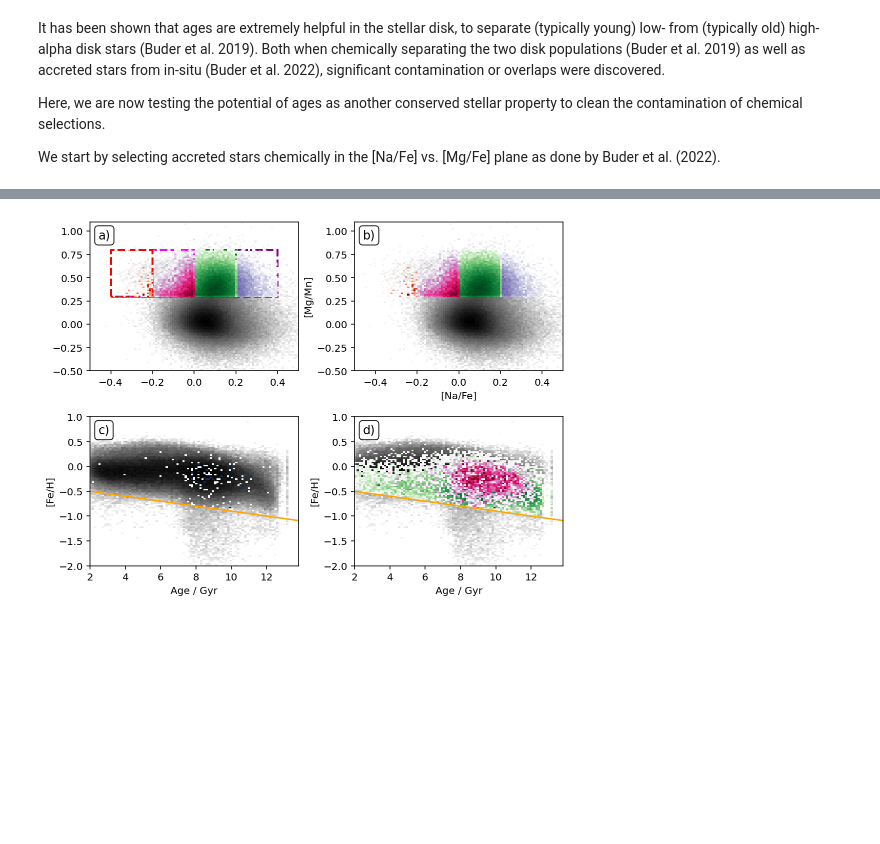
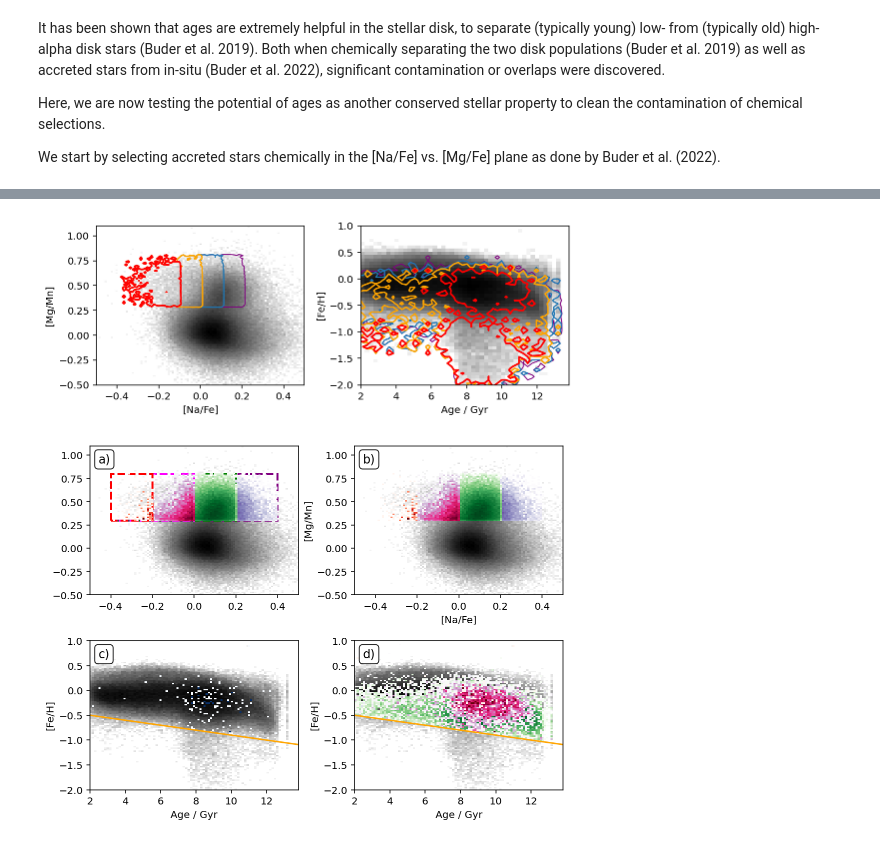
Before and after one commit to svenbuder/Accretion_Clues_ObsSim, a Jupyter notebook: mijnarends_2022_accretion_clues_simulation.ipynb, the cells around one changed output, grey strips where cells are left out. Cells and saved outputs as stored; diff of their text form; code cells hidden in the pictures; blank space fills up the shorter version.

Commit message:
different nafe selections

```diff
--- a/mijnarends_2022_accretion_clues_simulation.ipynb
+++ b/mijnarends_2022_accretion_clues_simulation.ipynb
@@ -1002,3 +1014,96 @@ plot_nafe_mgmn_dissection()
+# %%
+def plot_nafe_selections():
+    observation_quality_check = (
+        np.isfinite(obs['age_bstep']) &
+        (obs['flag_sp'] == 0) & # quality for stellar parameters should be unflagged
+        (obs['flag_fe_h'] == 0) & # [Fe/H] value should be an unflagged measurements
+        (obs['age_bstep'] > 2) &
+        (obs['e_age_bstep']/obs['age_bstep'] < 0.5) &
+        np.all([[obs['e_'+element+'_fe'] < 0.2] for element in ['Na','Mg','Mn']],axis=0)[0] &
+        np.all([[obs['flag_'+element+'_fe'] == 0] for element in ['Na','Mg','Mn']],axis=0)[0] & # flags for all abundances measurements should be unflagged, here only Mg is tested
+        (obs['age_bstep'] > 2)
+    )
+
+    f, gs = plt.subplots(1,2,figsize=(7.5,3))
+
+    colors = ['purple','C0','orange','red']
+
+    for index, nafe_upper_limit in enumerate([0.2,0.1,0.0,-0.1]):
+
+    #     f, gs = plt.subplots(1,2)
+
+        selection_na_fe = [-0.4,nafe_upper_limit]
+        selection_mg_mn = [0.3,0.8]
+
+        selection_accreted = (
+            observation_quality_check &
+            (obs['Na_fe'] > selection_na_fe[0]) &
+            (obs['Na_fe'] < selection_na_fe[1]) &
+            (obs['Mg_fe'] - obs['Mn_fe'] > selection_mg_mn[0]) &
+            (obs['Mg_fe'] - obs['Mn_fe'] < selection_mg_mn[1]) #&
+            #(obs['fe_h'] < -0.4-0.05*obs['age_bstep'])
+        )
+
+        ax = gs[0]
+
+        if index == 0:
+            ax.set_xlabel('[Na/Fe]')
+            ax.set_ylabel('[Mg/Mn]')
+
+            p = ax.hist2d(
+                obs['Na_fe'][observation_quality_check],
+                obs['Mg_fe'][observation_quality_check] - obs['Mn_fe'][observation_quality_check],
+                bins = (np.linspace(-0.5,0.5,100),np.linspace(-0.5,1.1,100)),
+                cmin = 1, cmap='Greys',
+                norm = LogNorm()
+            )
+
+        h = np.histogram2d(
+            obs['Na_fe'][selection_accreted],
+            obs['Mg_fe'][selection_accreted] - obs['Mn_fe'][selection_accreted],
+            bins=(np.linspace(-0.5,0.5,100),np.linspace(-0.5,1.0,100)))
+
+        ax.contour(
+            h[0].T,
+            extent=[h[1][0],h[1][-1],h[2][0],h[2][-1]],
+            levels=[1,],
+            colors=colors[index],
+            linewidths=[1+0.25*index,]
+        )
+
+        ax = gs[1]
+
+        if index == 0:
+            ax.set_xlabel('Age / Gyr')
+            ax.set_ylabel('[Fe/H]')
+
+            p, x, y, s = ax.hist2d(
+                obs['age_bstep'][observation_quality_check],
+                obs['fe_h'][observation_quality_check],
+                bins = (np.linspace(2,13.8,50), np.linspace(-2,1,50)),
+                cmin = 1,cmap='Greys',
+                norm = LogNorm()
+            );
+
+        h = np.histogram2d(
+            obs['age_bstep'][selection_accreted],
+            obs['fe_h'][selection_accreted],
+            bins=(np.linspace(2,13.8,50), np.linspace(-2,1,50))
+        )
+
+        ax.contour(
+            h[0].T,
+            extent=[h[1][0]+0.5*(h[1][0]-h[1][1]),h[1][-1]+0.5*(h[1][0]-h[1][1]),h[2][0]+0.5*(h[2][0]-h[2][1]),h[2][-1]+0.5*(h[2][0]-h[2][1])],
+            levels=[1,],
+            colors=colors[index],
+            linewidths = [1+0.25*index,]
+        )
+
+    plt.tight_layout()
+
+plot_nafe_selections()
+# %% [output]
+[figure, added]
 # %%
 def plot_nafe_mgmn_dissection():
 
```
Also changed, not shown: parts of 10 cells of this notebook.
